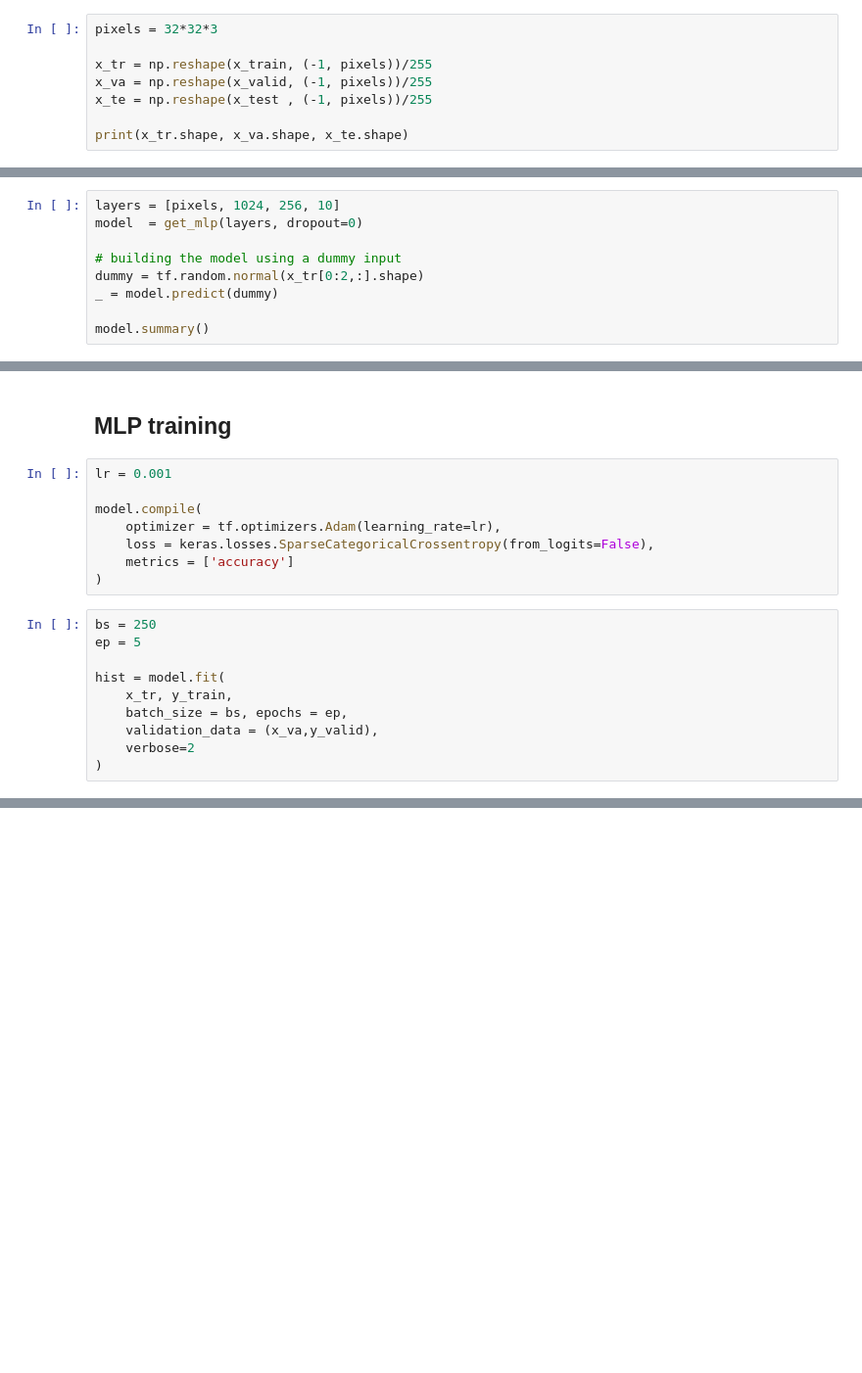
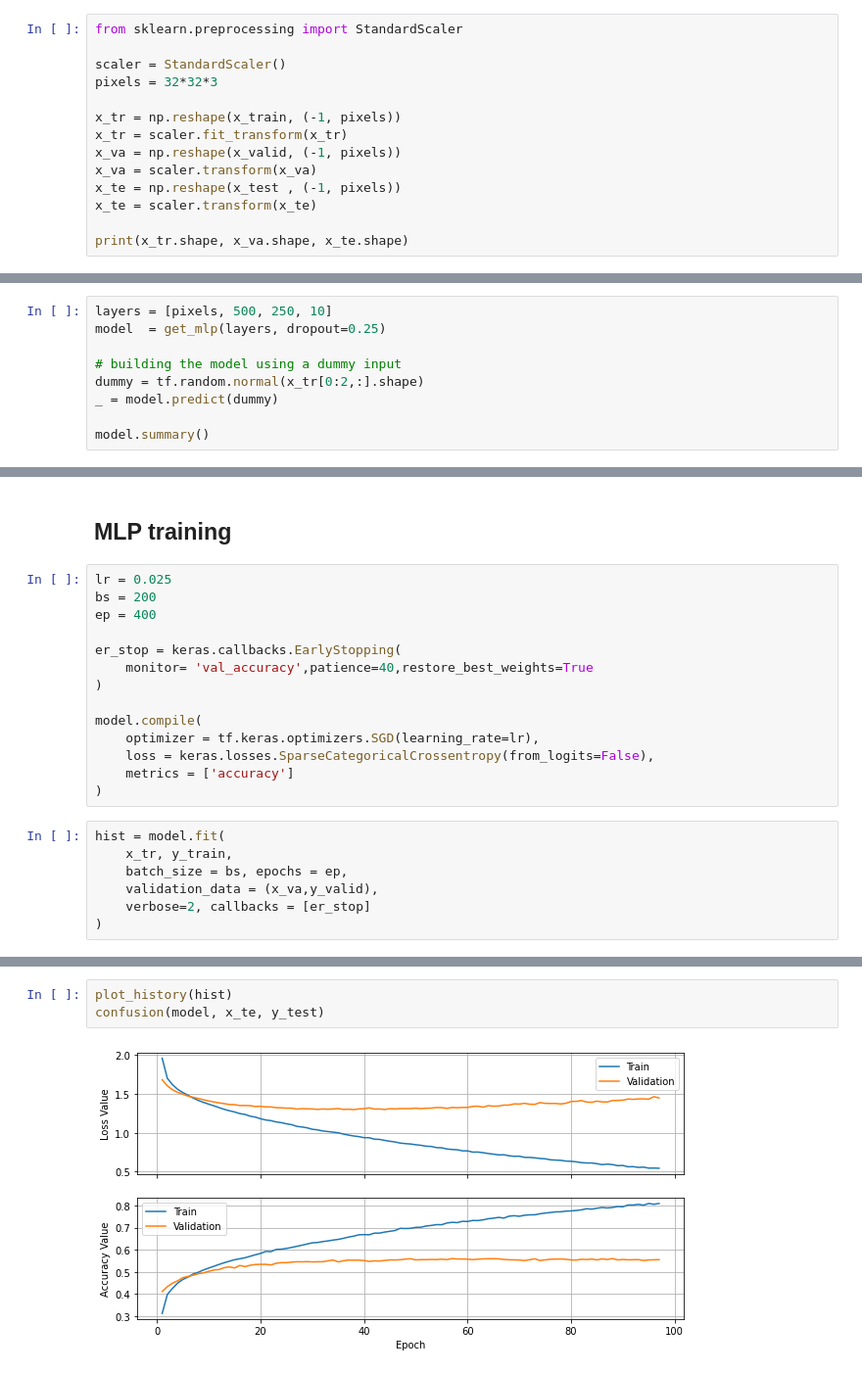
Before and after one commit to Pooria90/CIFAR-10, a Jupyter notebook: main.ipynb, the cells around one changed output, grey strips where cells are left out. Shown at 98% size. Saved outputs shown, nothing was run; the diff lists cells and outputs as text; blank space fills up the shorter version.

```diff
--- a/main.ipynb
+++ b/main.ipynb
@@ -70,11 +117,17 @@ x_train, x_valid, y_train, y_valid = train_test_split(x_train, y_train, test_siz
 # %% [markdown]
 ## Data prepration
 # %%
+from sklearn.preprocessing import StandardScaler
+
+scaler = StandardScaler()
 pixels = 32*32*3
 
-x_tr = np.reshape(x_train, (-1, pixels))/255
-x_va = np.reshape(x_valid, (-1, pixels))/255
-x_te = np.reshape(x_test , (-1, pixels))/255
+x_tr = np.reshape(x_train, (-1, pixels))
+x_tr = scaler.fit_transform(x_tr)
+x_va = np.reshape(x_valid, (-1, pixels))
+x_va = scaler.transform(x_va)
+x_te = np.reshape(x_test , (-1, pixels))
+x_te = scaler.transform(x_te)
 
 print(x_tr.shape, x_va.shape, x_te.shape)
 # %% [output]
@@ -99,8 +152,8 @@ def get_mlp(layers, dropout = 0.25, act = tf.nn.relu):
             model.add(Softmax(axis=1, name='softmax'))
     return model
 # %%
-layers = [pixels, 1024, 256, 10]
-model  = get_mlp(layers, dropout=0)
+layers = [pixels, 500, 250, 10]
+model  = get_mlp(layers, dropout=0.25)
 
 # building the model using a dummy input
 dummy = tf.random.normal(x_tr[0:2,:].shape)
@@ -128,21 +181,24 @@ _________________________________________________________________
 # %% [markdown]
 ## MLP training
 # %%
-lr = 0.001
+lr = 0.025
+bs = 200
+ep = 400
+
+er_stop = keras.callbacks.EarlyStopping(
+    monitor= 'val_accuracy',patience=40,restore_best_weights=True
+)
 
 model.compile(
-    optimizer = tf.optimizers.Adam(learning_rate=lr),
+    optimizer = tf.keras.optimizers.SGD(learning_rate=lr),
     loss = keras.losses.SparseCategoricalCrossentropy(from_logits=False),
     metrics = ['accuracy']
 )
 # %%
-bs = 250
-ep = 5
-
 hist = model.fit(
     x_tr, y_train,
     batch_size = bs, epochs = ep,
     validation_data = (x_va,y_valid),
-    verbose=2
+    verbose=2, callbacks = [er_stop]
 )
 # %% [output]
@@ -158,0 +222,5 @@ Epoch 5/5
+# %%
+plot_history(hist)
+confusion(model, x_te, y_test)
+# %% [output]
+[figure, added]
```
Also changed, not shown: parts of 16 cells of this notebook.
